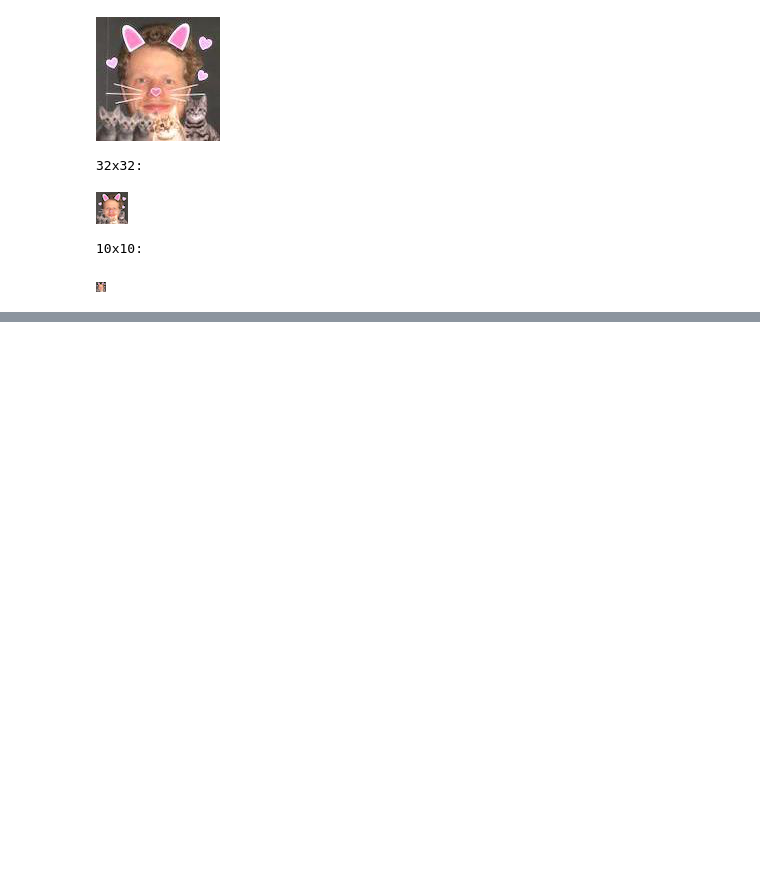
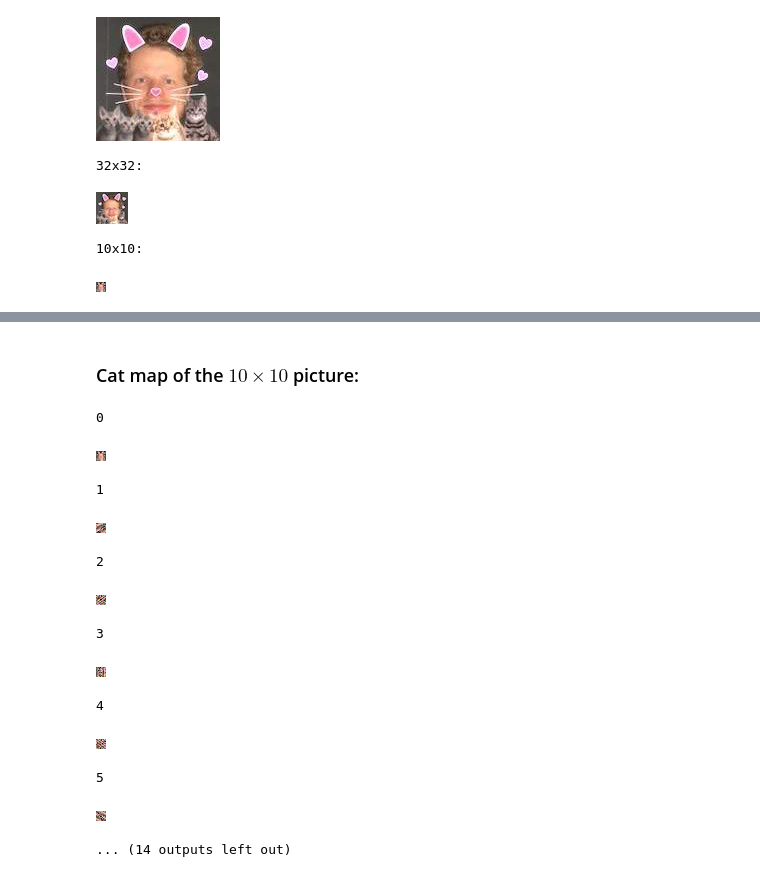
Before and after one commit to Kevinhykuo/PHYS-421---Stat-Mech, a Jupyter notebook: Assignment 4.ipynb, the cells around one changed output, grey strips where cells are left out. Saved outputs shown, nothing was run; the diff lists cells and outputs as text; code cells hidden in the pictures; blank space fills up the shorter version.

```diff
--- a/Assignment 4.ipynb
+++ b/Assignment 4.ipynb
@@ -44,0 +100,18 @@ array([77, 73, 70], dtype=uint8)
+# %% [markdown]
+### Cat map of the $10 \times 10$ picture:
+# %%
+cat_map(KKS, 13)
+# %% [output]
+0
+[figure, added]
+1
+[figure, added]
+2
+[figure, added]
+3
+[figure, added]
+4
+[figure, added]
+5
+[figure, added]
+... (14 outputs left out)
```
Also changed, not shown: parts of 14 cells of this notebook, 1 other file.
